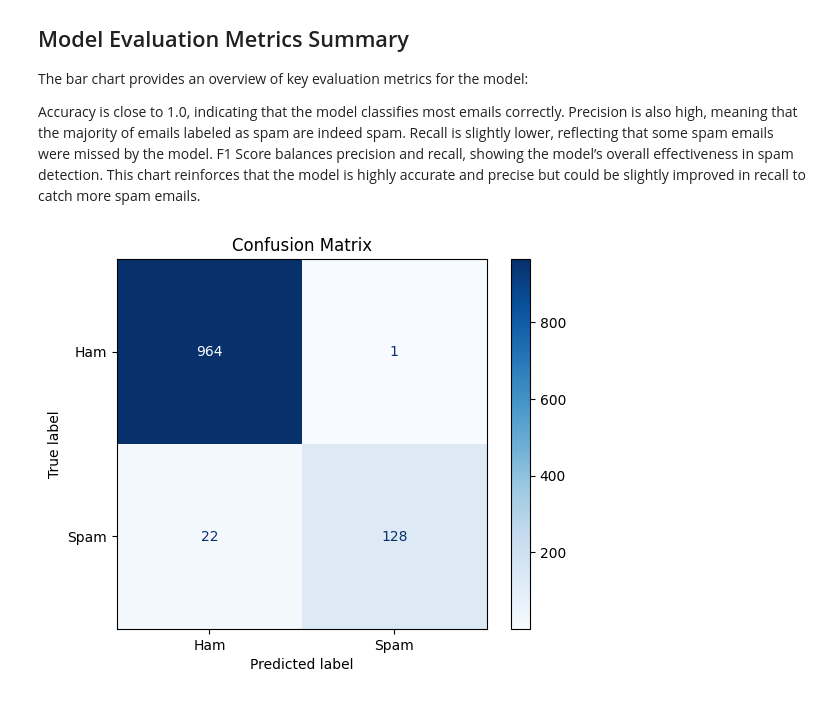
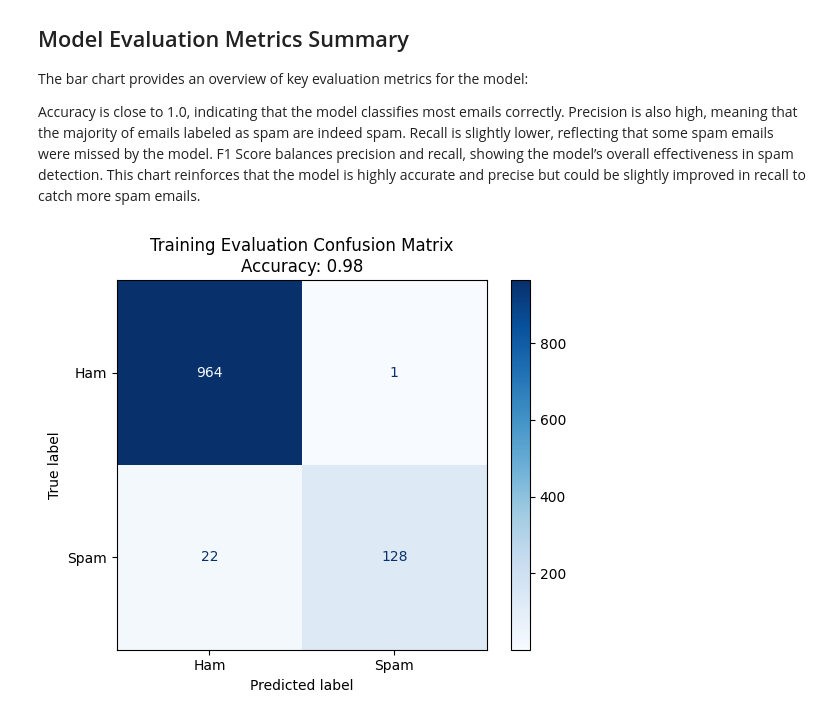
Before and after one commit to 3amberloaf/3amberloaf, a Jupyter notebook: email-phishing.ipynb, the cells around one changed output. Drawn from its saved outputs; the diff is of its cells as text; code cells hidden in the pictures.

```diff
--- a/email-phishing.ipynb
+++ b/email-phishing.ipynb
@@ -165,17 +263,17 @@ This chart reinforces that the model is highly accurate and precise but could be
 # %%
 from sklearn.metrics import confusion_matrix, ConfusionMatrixDisplay
 import matplotlib.pyplot as plt
 
 # Generate confusion matrix
 cm = confusion_matrix(y_test, y_pred)
 
 # Plot confusion matrix
 disp = ConfusionMatrixDisplay(confusion_matrix=cm, display_labels=['Ham', 'Spam'])
 disp.plot(cmap=plt.cm.Blues)
-plt.title("Confusion Matrix")
+plt.title(f"Training Evaluation Confusion Matrix\nAccuracy: {accuracy:.2f}")
 plt.show()
 # %% [output]
-[figure, old version]
+[figure, new version]
 # %%
 import matplotlib.pyplot as plt
 
```
Also changed, not shown: parts of 11 cells of this notebook.
